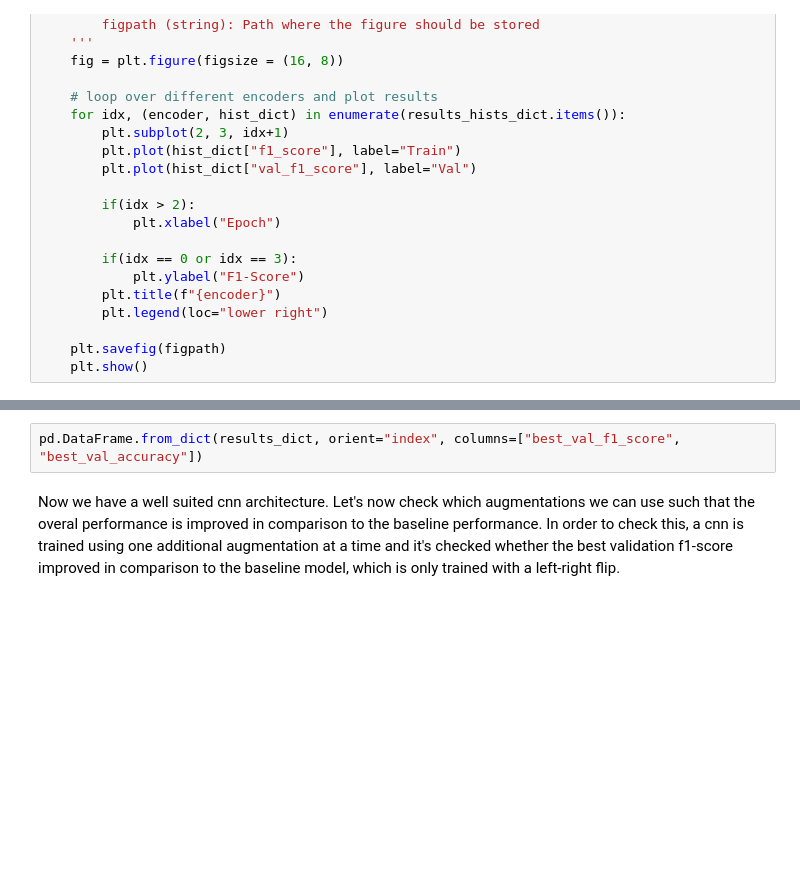
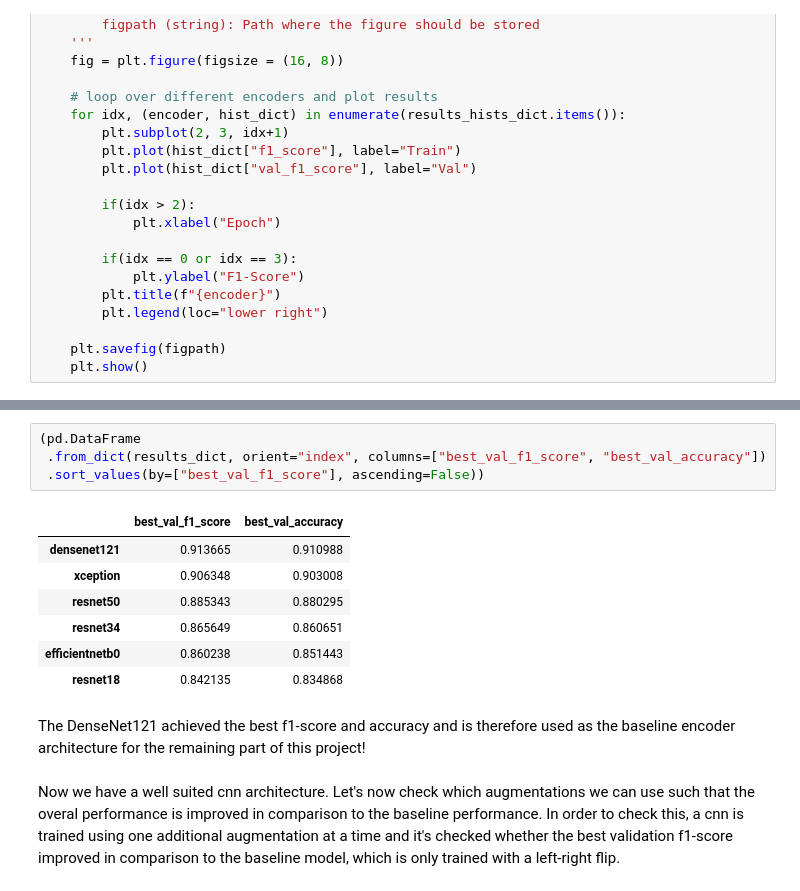
Before and after one commit to patrickbrus/IBM_Machine_Learning_Professional, a Jupyter notebook: Deep_Learning/DeepLearning_Project.ipynb, the cells around one changed output, grey strips where cells are left out. Drawn from its saved outputs; the diff is of its cells as text; blank space fills up the shorter version.

Commit message:
Feat: Added results of encoder search and figures

```diff
--- a/Deep_Learning/DeepLearning_Project.ipynb
+++ b/Deep_Learning/DeepLearning_Project.ipynb
@@ -765,5 +786,17 @@ create_f1_plots(results_hists_dict)
 # %%
-pd.DataFrame.from_dict(results_dict, orient="index", columns=["best_val_f1_score", "best_val_accuracy"])
+(pd.DataFrame
+ .from_dict(results_dict, orient="index", columns=["best_val_f1_score", "best_val_accuracy"])
+ .sort_values(by=["best_val_f1_score"], ascending=False))
+# %% [output]
+|  | best_val_f1_score | best_val_accuracy |
+| densenet121 | 0.913665 | 0.910988 |
+| xception | 0.906348 | 0.903008 |
+| resnet50 | 0.885343 | 0.880295 |
+| resnet34 | 0.865649 | 0.860651 |
+| efficientnetb0 | 0.860238 | 0.851443 |
+| resnet18 | 0.842135 | 0.834868 |
+# %% [markdown]
+The DenseNet121 achieved the best f1-score and accuracy and is therefore used as the baseline encoder architecture for the remaining part of this project!
 # %% [markdown]
 Now we have a well suited cnn architecture. Let's now check which augmentations we can use such that the overal performance is improved in comparison to the baseline performance. In order to check this, a cnn is trained using one additional augmentation at a time and it's checked whether the best validation f1-score improved in comparison to the baseline model, which is only trained with a left-right flip.
 # %%
```
Also changed, not shown: parts of 7 cells of this notebook, 3 other files.
